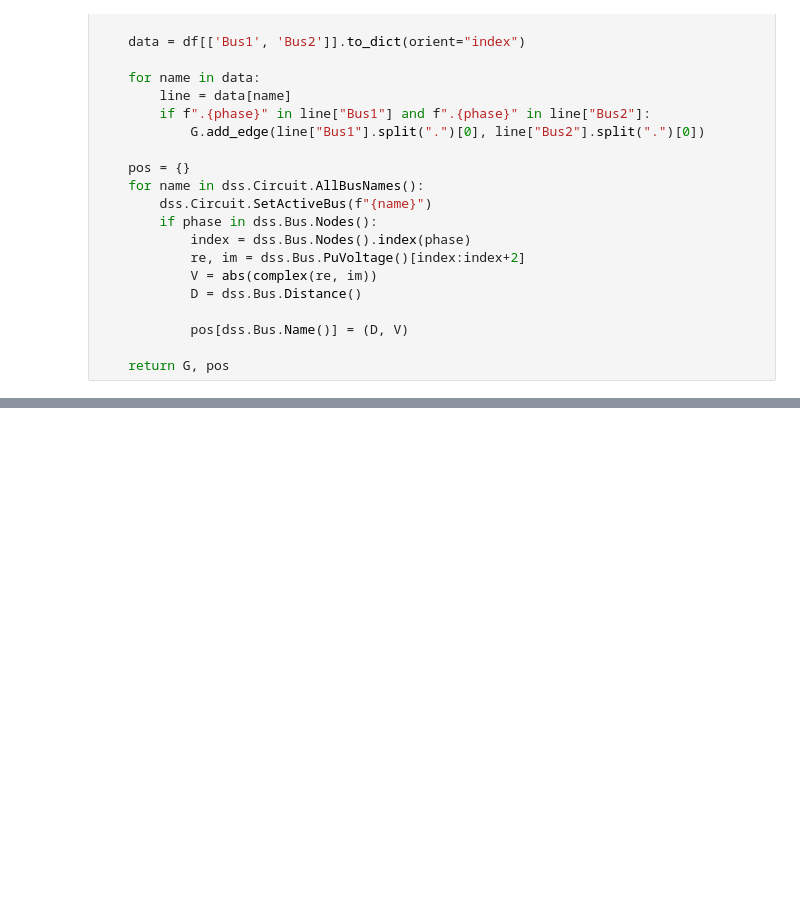
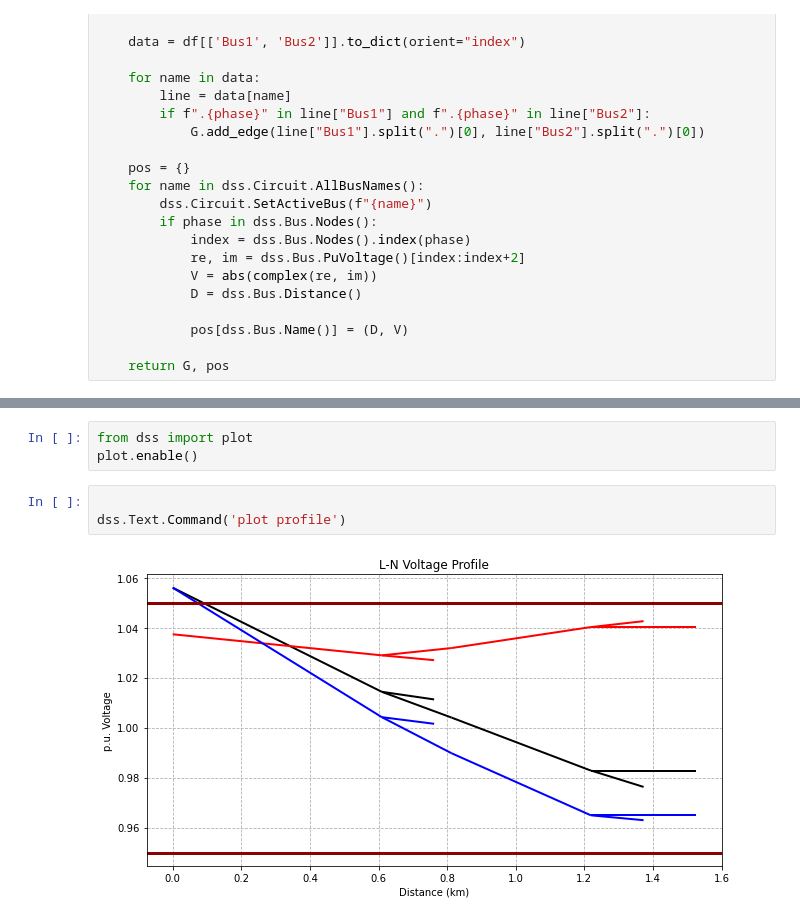
Before and after one commit to dss-extensions/OpenDSSDirect.py, a Jupyter notebook: docs/notebooks/VoltageProfilePlot.ipynb, the cells around one changed output, grey strips where cells are left out. Cells and saved outputs as stored; diff of their text form; blank space fills up the shorter version.

```diff
--- a/docs/notebooks/VoltageProfilePlot.ipynb
+++ b/docs/notebooks/VoltageProfilePlot.ipynb
@@ -60,0 +59,8 @@ ax.set_title("Voltage profile plot for phase A");
+# %%
+from dss import plot
+plot.enable()
+# %%
+
+dss.Text.Command('plot profile')
+# %% [output]
+[figure, added]
```
Also changed, not shown: parts of 7 cells of this notebook, 5 other files.
